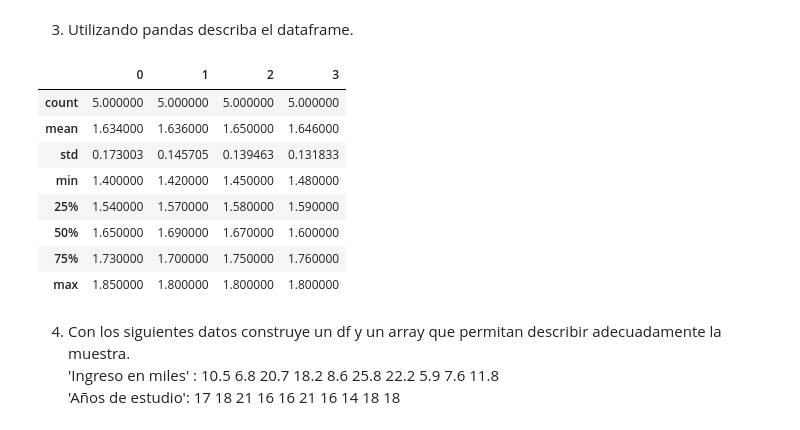
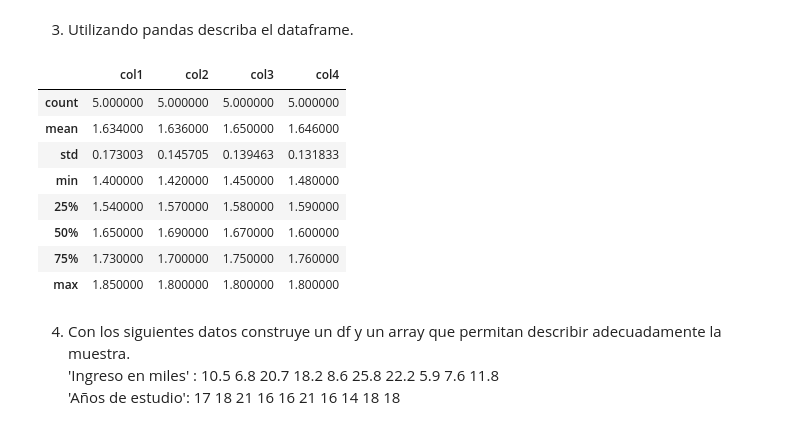
Before and after one commit to EmilianoEmanuelSosa/HENRY_CARRER, a Jupyter notebook: M2Down/Clase 01/Homework.ipynb, the cells around one changed output. Saved outputs shown, nothing was run; the diff lists cells and outputs as text; code cells hidden in the pictures.

```diff
--- a/M2Down/Clase 01/Homework.ipynb
+++ b/M2Down/Clase 01/Homework.ipynb
@@ -86,10 +86,10 @@ plt.show()
 # %% [markdown]
 3. Utilizando pandas describa el dataframe.
 # %%
-high=pd.DataFrame(sample)
+high=pd.DataFrame(sample,columns=['col1','col2','col3','col4'])
 high.describe()
 # %% [output]
-|  | 0 | 1 | 2 | 3 |
+|  | col1 | col2 | col3 | col4 |
 | count | 5.000000 | 5.000000 | 5.000000 | 5.000000 |
 | mean | 1.634000 | 1.636000 | 1.650000 | 1.646000 |
 | std | 0.173003 | 0.145705 | 0.139463 | 0.131833 |
```
Also changed, not shown: parts of 1 cell of this notebook, 1 other file.
